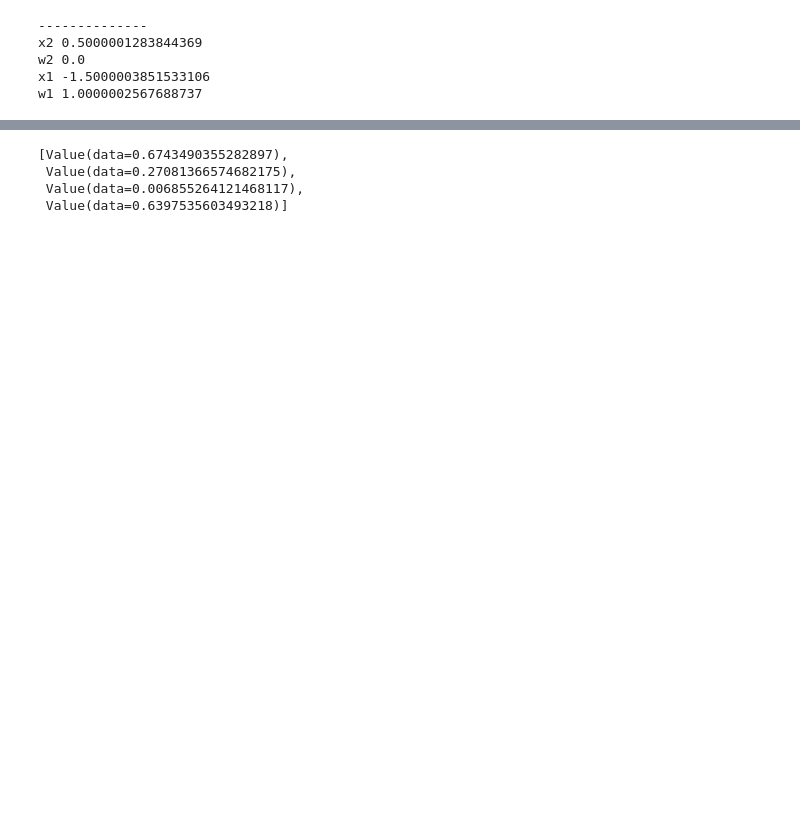
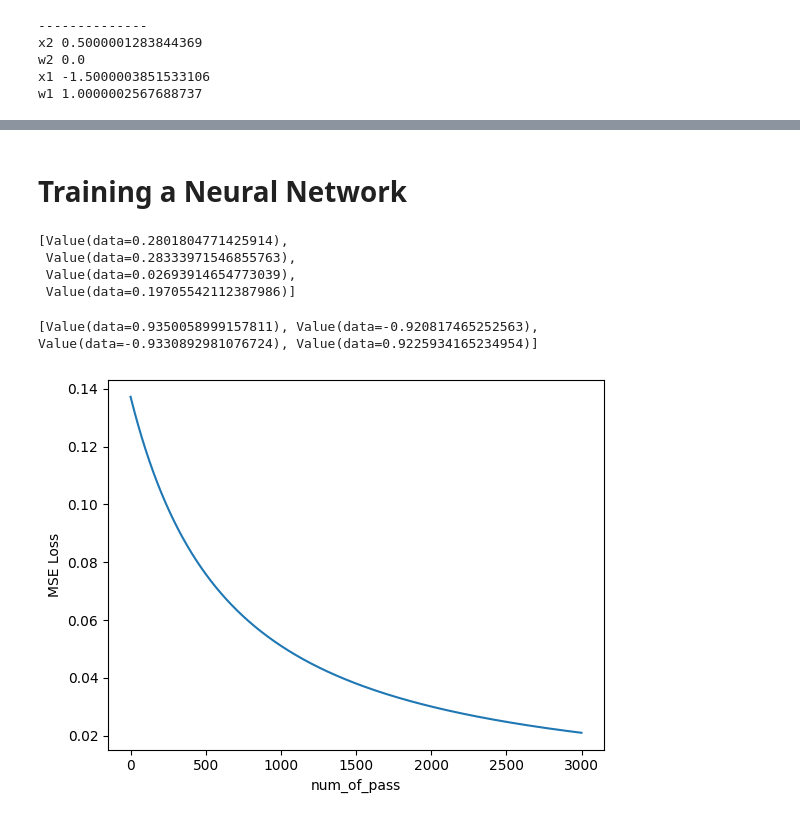
Before and after one commit to eliird/gradient_engine, a Jupyter notebook: gradengine.ipynb, the cells around one changed output, grey strips where cells are left out. Saved outputs shown, nothing was run; the diff lists cells and outputs as text; code cells hidden in the pictures; blank space fills up the shorter version.

```diff
--- a/gradengine.ipynb
+++ b/gradengine.ipynb
@@ -135,6 +76,9 @@ draw_dot(out)
+# %% [markdown]
+# Training a Neural Network
 # %%
+
 # Example Usage
-
+model = MLP([3, 4, 2, 1])
 xs = [
     [2.0, 3.0, -1.0],
     [3.0, -1.0, 0.5],
@@ -144,12 +88,40 @@ xs = [
 
 ys = [1.0, -1.0, -1.0, 1.0]
 
-y_pred = [n(x) for x in xs]
+y_pred = [model(x) for x in xs]
 y_pred
 # %% [output]
-[Value(data=0.6743490355282897),
- Value(data=0.27081366574682175),
- Value(data=0.006855264121468117),
- Value(data=0.6397535603493218)]
+[Value(data=0.2801804771425914),
+ Value(data=0.28333971546855763),
+ Value(data=0.02693914654773039),
+ Value(data=0.19705542112387986)]
-# %%
-loss =
+# %%
+train_loss = []
+lr = 1e-3
+
+for i in range(3000):
+
+    # forward pass
+    y_pred = [model(x) for x in xs]
+    loss = [(y_out - ygt)**2 for ygt, y_out in zip(ys, y_pred)]
+    loss = sum(loss)
+
+    # zero out the grads
+    for p in model.parameters():
+        p.grad = 0.0
+
+    # backward pass
+    loss.backward()
+    train_loss.append(loss.data)
+
+    # update the gradients
+    for p in model.parameters():
+        p.data += lr * (-p.grad)
+# %%
+plt.plot(train_loss)
+plt.xlabel("num_of_pass")
+plt.ylabel("MSE Loss")
+print(y_pred)
+# %% [output]
+[Value(data=0.9350058999157811), Value(data=-0.920817465252563), Value(data=-0.9330892981076724), Value(data=0.9225934165234954)]
+[figure, added]
```
Also changed, not shown: parts of 9 cells of this notebook, 2 other files.
